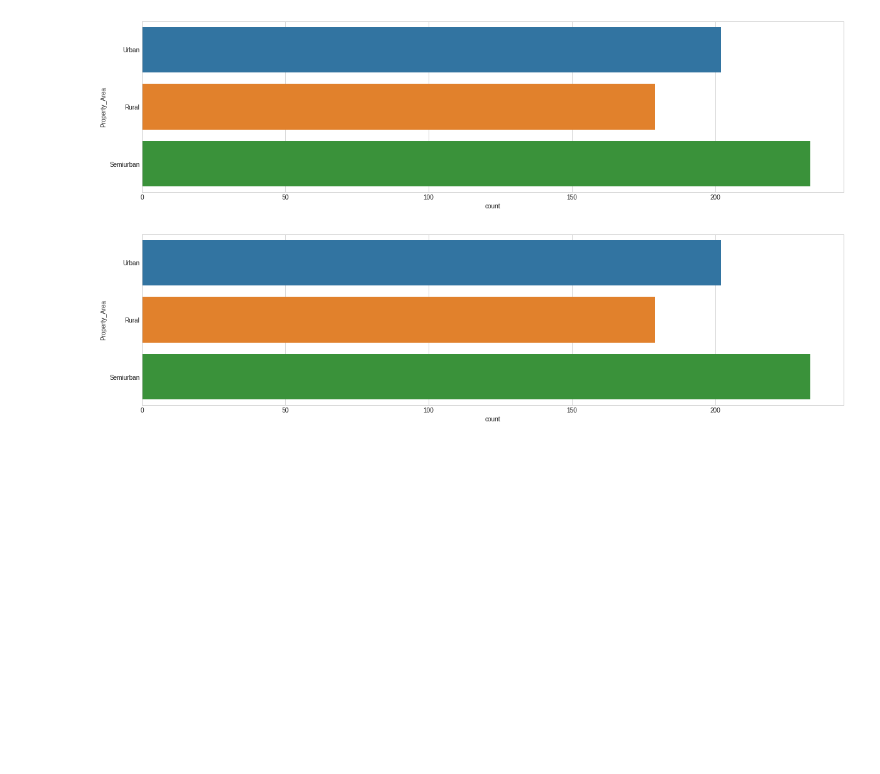
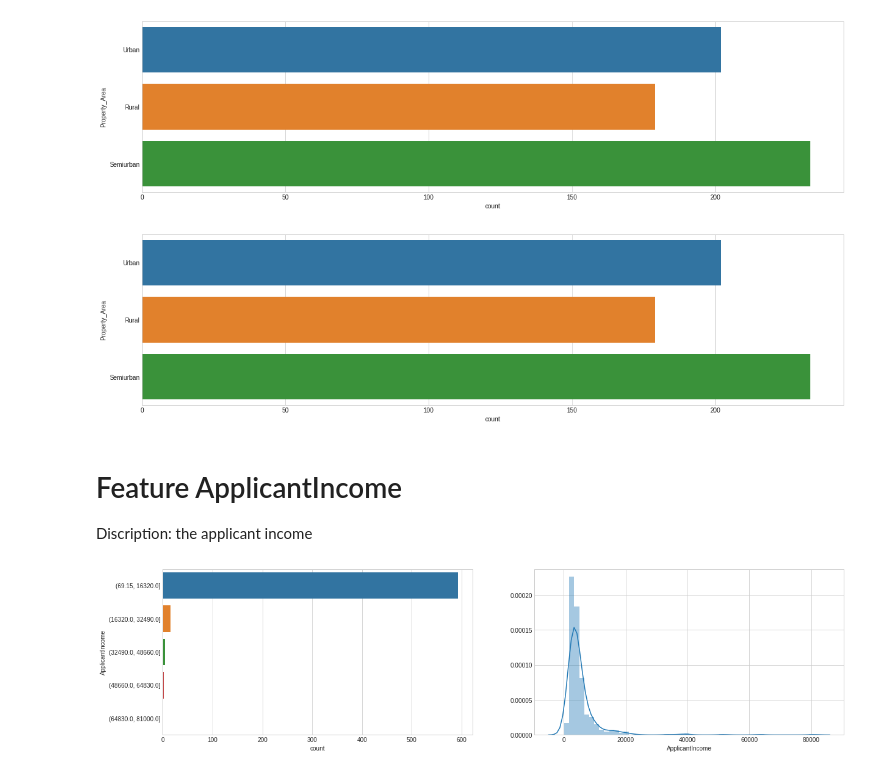
Before and after one commit to NilSagor/eda-tut, a Jupyter notebook: home_loan.ipynb, the cells around one changed output. Drawn from its saved outputs; the diff is of its cells as text; code cells hidden in the pictures; blank space fills up the shorter version.

```diff
--- a/home_loan.ipynb
+++ b/home_loan.ipynb
@@ -282,3 +282,17 @@ fig = plt.figure(figsize = (20,5))
 sns.countplot(y = "Property_Area", data = dataset_bin);
 # %% [output]
 [figure]
+# %% [markdown]
+# Feature ApplicantIncome
+Discription: the applicant income
+# %%
+dataset_bin["ApplicantIncome"] = pd.cut(home_loan_train["ApplicantIncome"], 5)
+dataset_con["ApplicantIncome"] = home_loan_train["ApplicantIncome"]
+
+fig = plt.figure(figsize = (20,5))
+plt.subplot(1,2,1)
+sns.countplot(y = "ApplicantIncome", data = dataset_bin);
+plt.subplot(1,2,2)
+sns.distplot(dataset_con["ApplicantIncome"]);
+# %% [output]
+[figure, added]
```
Also changed, not shown: parts of 8 cells of this notebook.
